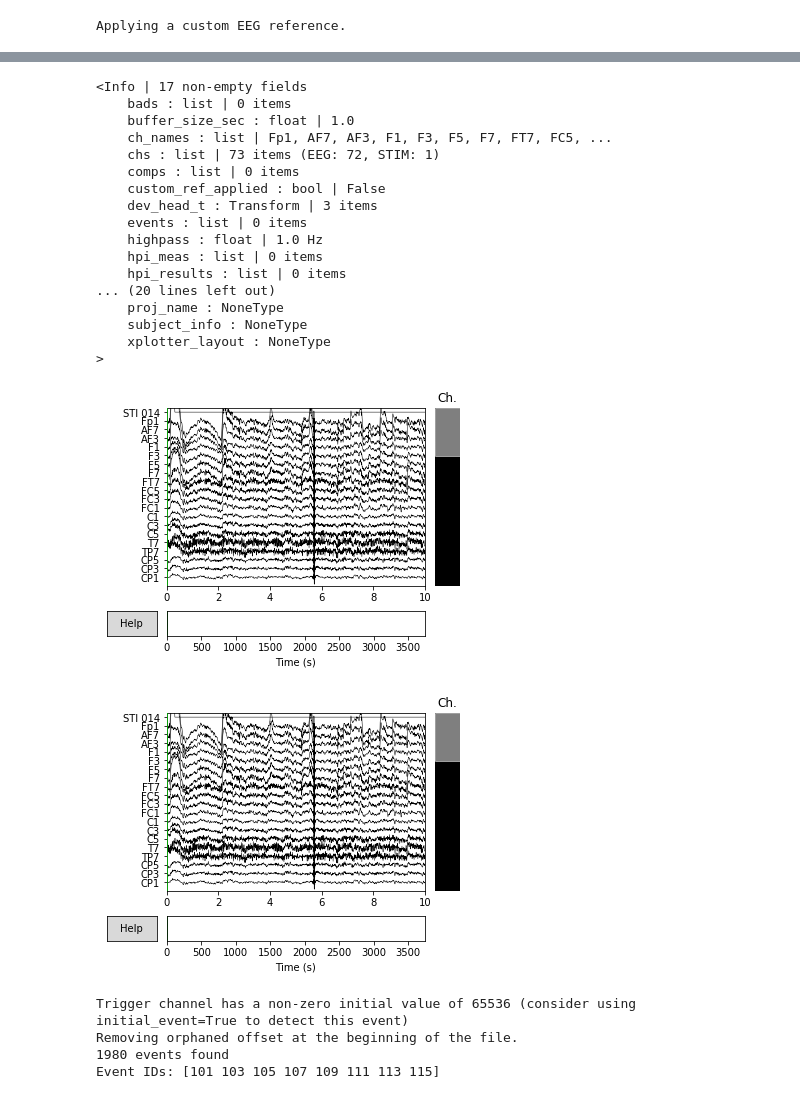
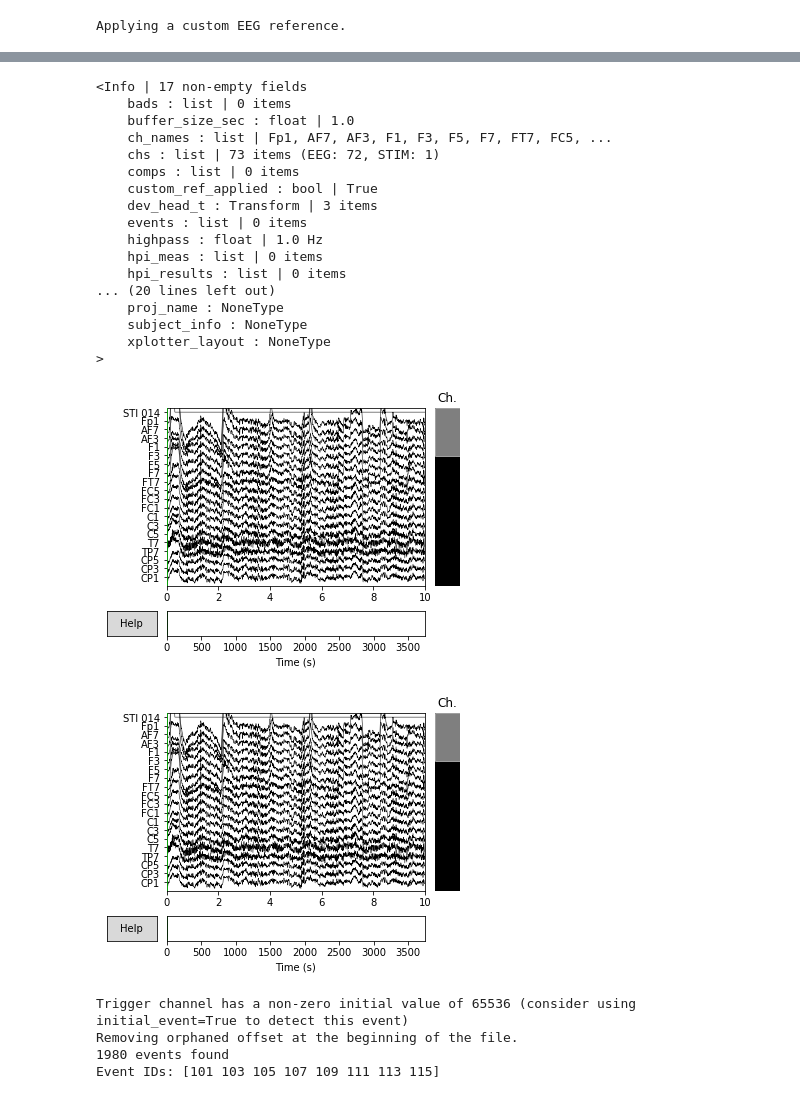
Before and after one commit to HwangLabNeuroCogDynamics/Alpha-Study, a Jupyter notebook: eeg_analysis_pipeline_testing.ipynb, the cells around one changed output, grey strips where cells are left out. Saved outputs shown, nothing was run; the diff lists cells and outputs as text; code cells hidden in the pictures.

```diff
--- a/eeg_analysis_pipeline_testing.ipynb
+++ b/eeg_analysis_pipeline_testing.ipynb
@@ -33,7 +33,9 @@ raw.plot()
 [figure]
 [figure]
 # %%
-raw.filter(1,50)
+raw_f=raw.copy()
+raw_f.filter(1,50)
+raw_f.plot()
 # %% [output]
 Setting up band-pass filter from 1 - 50 Hz
 l_trans_bandwidth chosen to be 1.0 Hz
@@ -43,5 +46,5 @@ Filter length of 1691 samples (3.303 sec) selected
 # %%
-raw2=raw.copy()
-r1, r2 = mne.set_eeg_reference(raw2,ref_channels=['EXG1','EXG2'])
+raw_fr=raw_f.copy()
+raw_fr, r2 = mne.set_eeg_reference(raw_fr,ref_channels=['EXG1','EXG2'])
 # %% [output]
 Applying a custom EEG reference.
@@ -68,24 +51,24 @@ r1.info
 # %%
-print(raw.info)
-raw.plot()
+print(raw_fr.info)
+raw_fr.plot()
 # %% [output]
 <Info | 17 non-empty fields
     bads : list | 0 items
     buffer_size_sec : float | 1.0
     ch_names : list | Fp1, AF7, AF3, F1, F3, F5, F7, FT7, FC5, ...
     chs : list | 73 items (EEG: 72, STIM: 1)
     comps : list | 0 items
-    custom_ref_applied : bool | False
+    custom_ref_applied : bool | True
     dev_head_t : Transform | 3 items
     events : list | 0 items
     highpass : float | 1.0 Hz
     hpi_meas : list | 0 items
     hpi_results : list | 0 items
 ... (20 lines left out)
     proj_name : NoneType
     subject_info : NoneType
     xplotter_layout : NoneType
 >
-[figure, old version]
+[figure, new version]
-[figure, old version]
+[figure, new version]
 # %%
```
Also changed, not shown: parts of 10 cells of this notebook.
